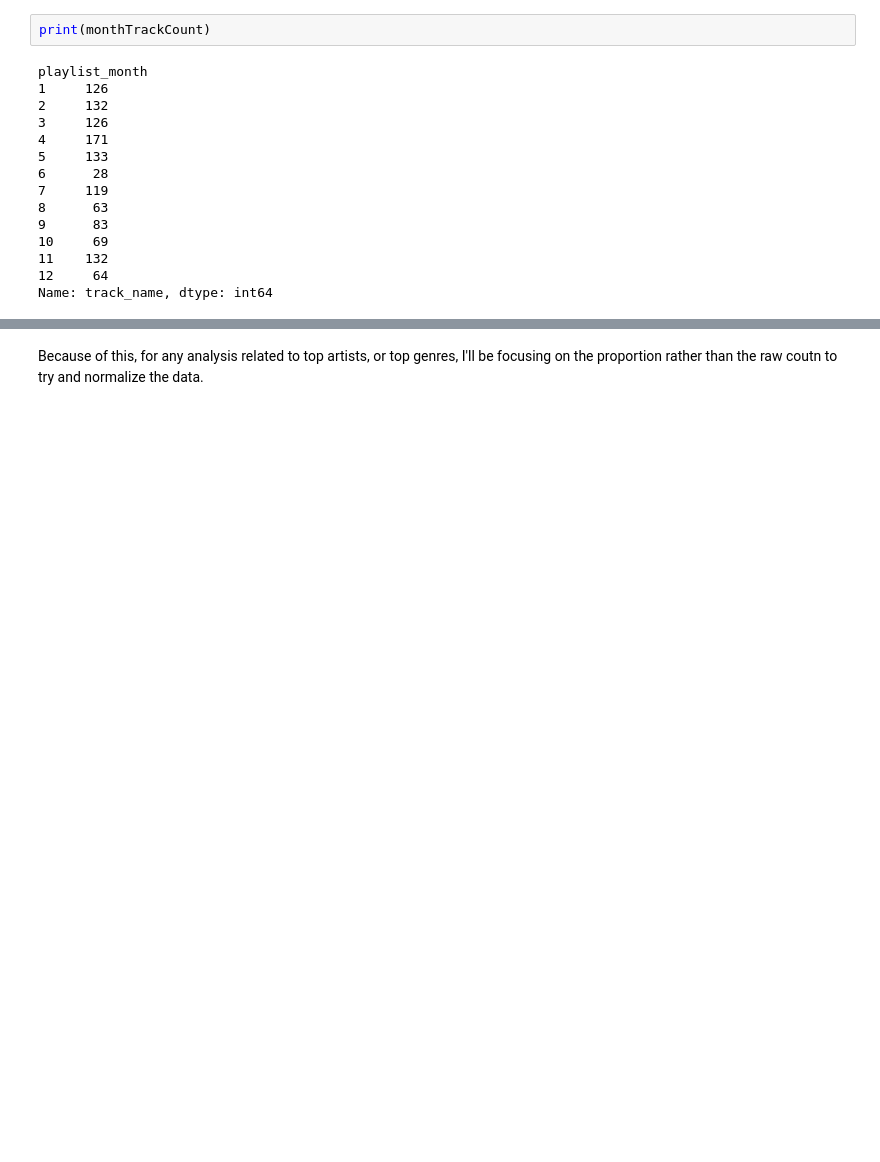
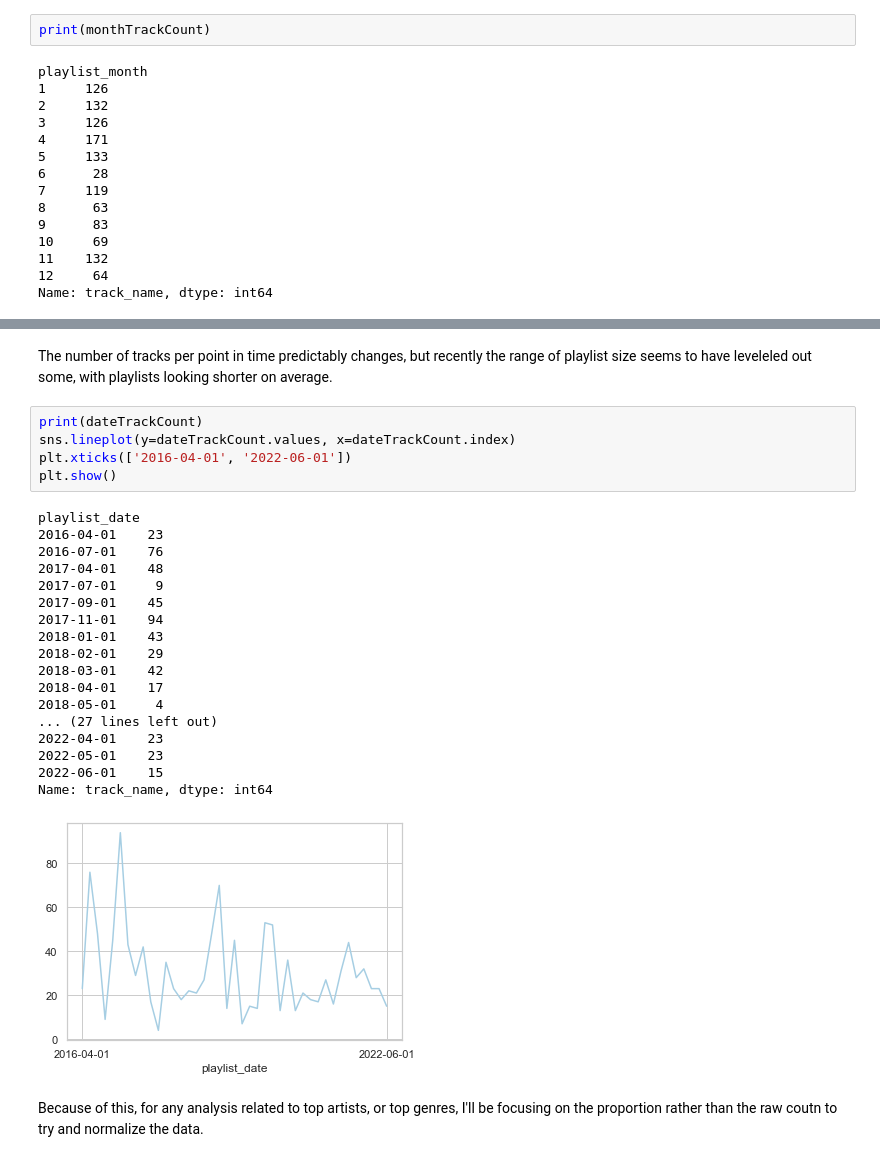
Before and after one commit to angeolson/personal-spotify-data, a Jupyter notebook: TS_EDA.ipynb, the cells around one changed output, grey strips where cells are left out. Drawn from its saved outputs; the diff is of its cells as text; blank space fills up the shorter version.

```diff
--- a/TS_EDA.ipynb
+++ b/TS_EDA.ipynb
@@ -154,3 +154,29 @@ Name: track_name, dtype: int64
+# %% [markdown]
+The number of tracks per point in time predictably changes, but recently the range of playlist size seems to have leveleled out some, with playlists looking shorter on average.
+# %%
+print(dateTrackCount)
+sns.lineplot(y=dateTrackCount.values, x=dateTrackCount.index)
+plt.xticks(['2016-04-01', '2022-06-01'])
+plt.show()
+# %% [output]
+playlist_date
+2016-04-01    23
+2016-07-01    76
+2017-04-01    48
+2017-07-01     9
+2017-09-01    45
+2017-11-01    94
+2018-01-01    43
+2018-02-01    29
+2018-03-01    42
+2018-04-01    17
+2018-05-01     4
+... (27 lines left out)
+2022-04-01    23
+2022-05-01    23
+2022-06-01    15
+Name: track_name, dtype: int64
+[figure, added]
 # %% [markdown]
 Because of this, for any analysis related to top artists, or top genres, I'll be focusing on the proportion rather than the raw coutn to try and normalize the data.
 # %%
```
Also changed, not shown: parts of 7 cells of this notebook.
